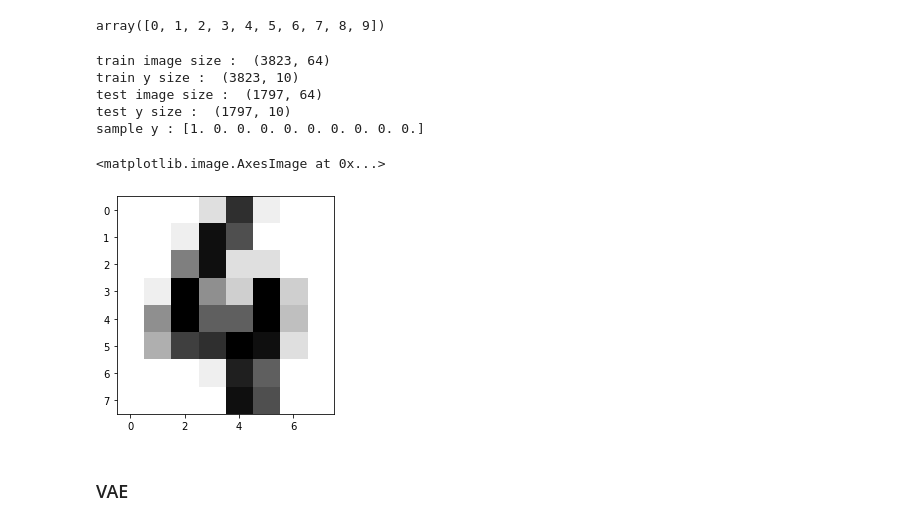
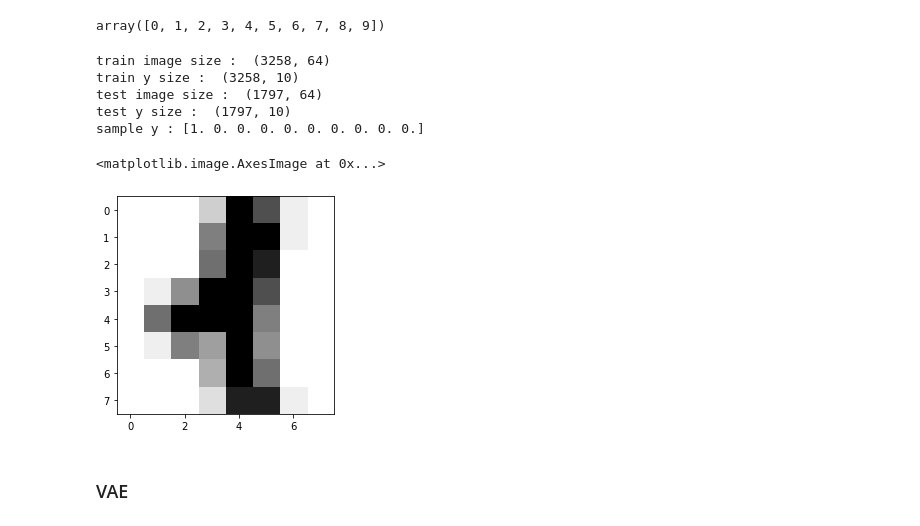
Before and after one commit to adamuag/Imbalance_data, a Jupyter notebook: opt_digits.ipynb, the cells around one changed output. Saved outputs shown, nothing was run; the diff lists cells and outputs as text; code cells hidden in the pictures.

```diff
--- a/opt_digits.ipynb
+++ b/opt_digits.ipynb
@@ -31 +62,10 @@ test_y = test_data.iloc[:,-1:].copy().to_numpy()
 test_images = test_data.iloc[:, 0:-1].copy().to_numpy()
+# %%
+grouped_labels, min_label = group_all_labels(train_y, 100, [0, 1])
+gr_data = []
+gr_labels = []
+for index, q in enumerate(grouped_labels):
+    print('class {} : number of samples : {}'.format(index,len(q)))
+    for r in q:
+        gr_data.append(train_images[r])
+        gr_labels.append(train_y[r])
@@ -35,26 +86,26 @@ np.unique(test_y)
 array([0, 1, 2, 3, 4, 5, 6, 7, 8, 9])
 # %%
 #train_images = [np.reshape(x, (8,8, 1)) for x in train_images ]
-train_images = np.array(train_images).astype(np.float32) / 16.0
+train_images = np.array(gr_data).astype(np.float32) / 16.0
 #test_images = [np.reshape(x, (8,8, 1)) for x in test_images ]
 test_images = np.array(test_images).astype(np.float32) / 16.0
 
-train_y = tf.keras.utils.to_categorical(train_y, num_classes=10, dtype='float32')
-test_y = tf.keras.utils.to_categorical(test_y, num_classes=10, dtype='float32')
+train_y = tf.keras.utils.to_categorical(gr_labels, num_classes=10, dtype='float32')
+test_y = tf.keras.utils.to_categorical(y_test, num_classes=10, dtype='float32')
 print('train image size : ', train_images.shape)
 print('train y size : ', train_y.shape)
 print('test image size : ', test_images.shape)
 print('test y size : ', test_y.shape)
 print('sample y :', train_y[0])
 plt.imshow(np.reshape(train_images[100],(8,8)), cmap=plt.cm.gray_r, interpolation='nearest')
 # %% [output]
-train image size :  (3823, 64)
-train y size :  (3823, 10)
+train image size :  (3258, 64)
+train y size :  (3258, 10)
 test image size :  (1797, 64)
 test y size :  (1797, 10)
 sample y : [1. 0. 0. 0. 0. 0. 0. 0. 0. 0.]
 <matplotlib.image.AxesImage at 0x...>
-[figure, old version]
+[figure, new version]
 # %% [markdown]
 ### VAE
 # %%
```
Also changed, not shown: parts of 48 cells of this notebook, 2 other files.
